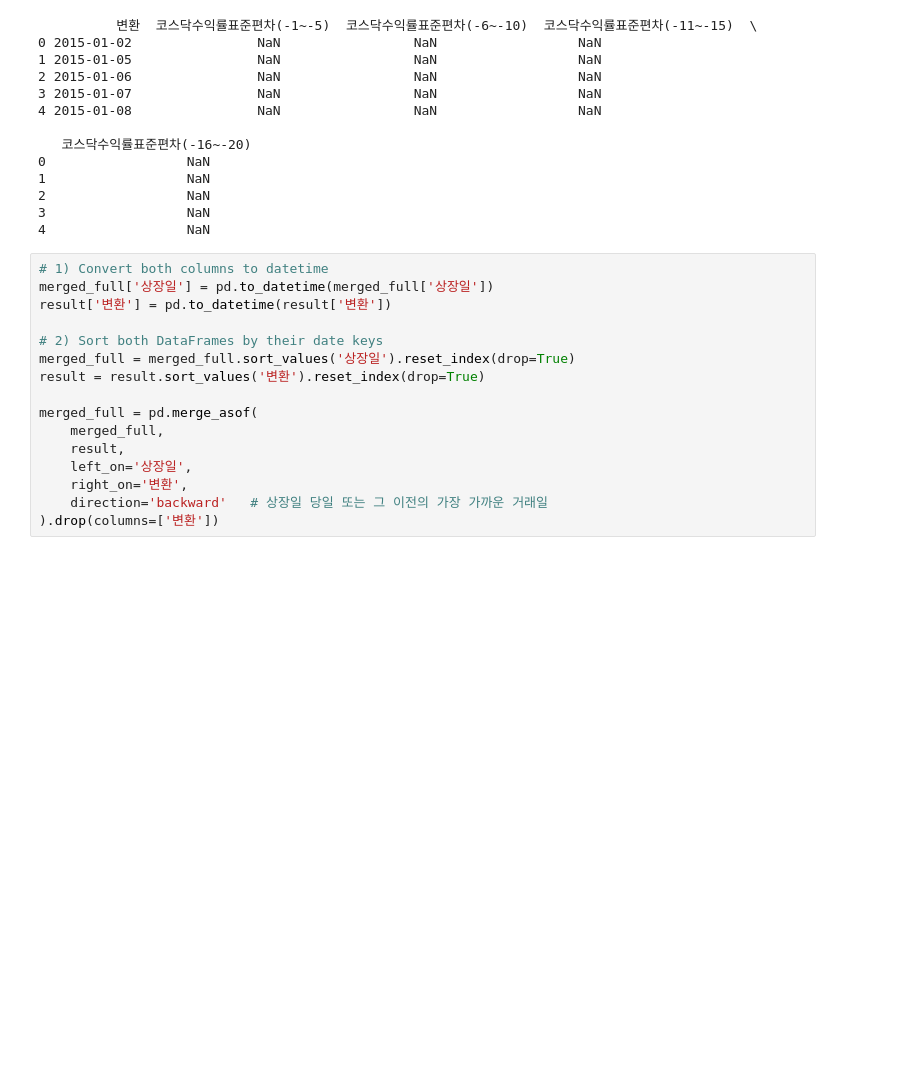
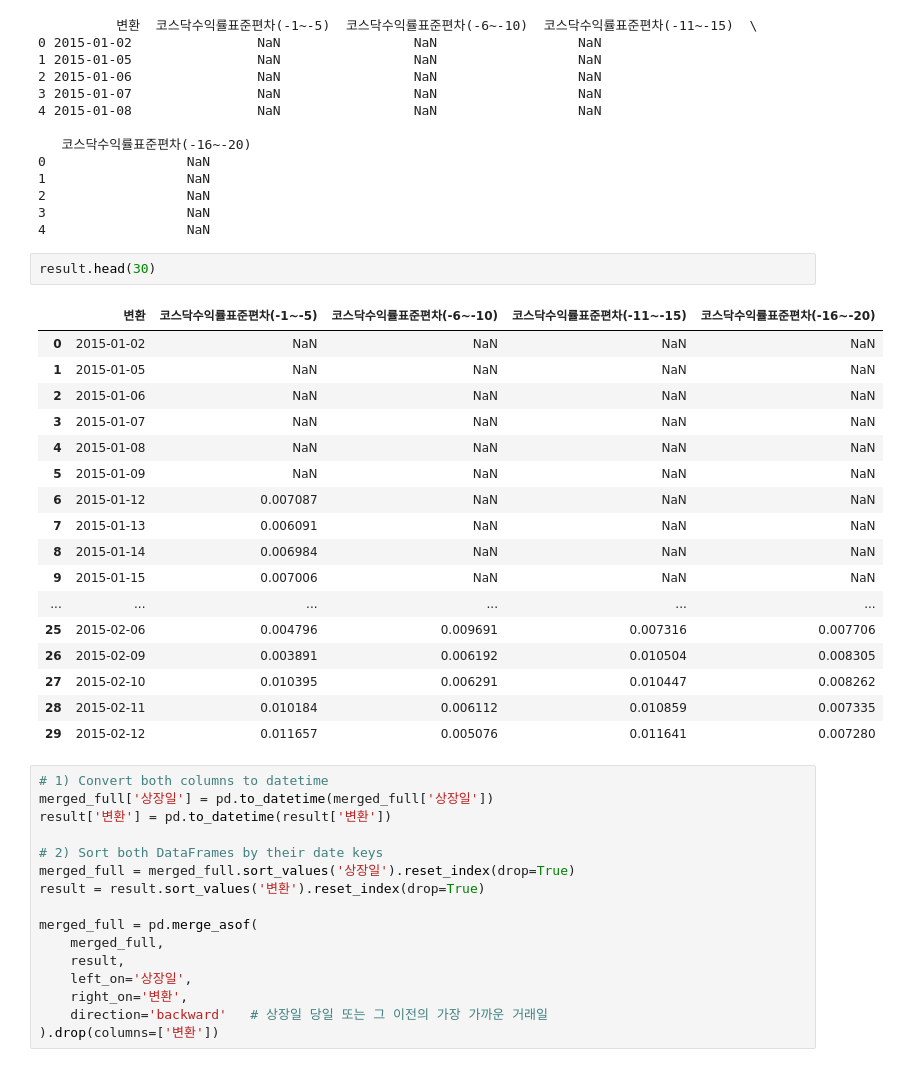
Before and after one commit to UbionProject1-IPO/Project1-2, a Jupyter notebook: notebook/plus_data.ipynb, the cells around one changed output. Drawn from its saved outputs; the diff is of its cells as text; blank space fills up the shorter version.

```diff
--- a/notebook/plus_data.ipynb
+++ b/notebook/plus_data.ipynb
@@ -843,6 +848,26 @@ print(result.head())
 2                  NaN
 3                  NaN
 4                  NaN
+# %%
+result.head(30)
+# %% [output]
+|  | 변환 | 코스닥수익률표준편차(-1~-5) | 코스닥수익률표준편차(-6~-10) | 코스닥수익률표준편차(-11~-15) | 코스닥수익률표준편차(-16~-20) |
+| 0 | 2015-01-02 | NaN | NaN | NaN | NaN |
+| 1 | 2015-01-05 | NaN | NaN | NaN | NaN |
+| 2 | 2015-01-06 | NaN | NaN | NaN | NaN |
+| 3 | 2015-01-07 | NaN | NaN | NaN | NaN |
+| 4 | 2015-01-08 | NaN | NaN | NaN | NaN |
+| 5 | 2015-01-09 | NaN | NaN | NaN | NaN |
+| 6 | 2015-01-12 | 0.007087 | NaN | NaN | NaN |
+| 7 | 2015-01-13 | 0.006091 | NaN | NaN | NaN |
+| 8 | 2015-01-14 | 0.006984 | NaN | NaN | NaN |
+| 9 | 2015-01-15 | 0.007006 | NaN | NaN | NaN |
+| ... | ... | ... | ... | ... | ... |
+| 25 | 2015-02-06 | 0.004796 | 0.009691 | 0.007316 | 0.007706 |
+| 26 | 2015-02-09 | 0.003891 | 0.006192 | 0.010504 | 0.008305 |
+| 27 | 2015-02-10 | 0.010395 | 0.006291 | 0.010447 | 0.008262 |
+| 28 | 2015-02-11 | 0.010184 | 0.006112 | 0.010859 | 0.007335 |
+| 29 | 2015-02-12 | 0.011657 | 0.005076 | 0.011641 | 0.007280 |
 # %%
 # 1) Convert both columns to datetime
 merged_full['상장일'] = pd.to_datetime(merged_full['상장일'])
```
Also changed, not shown: parts of 6 cells of this notebook.
